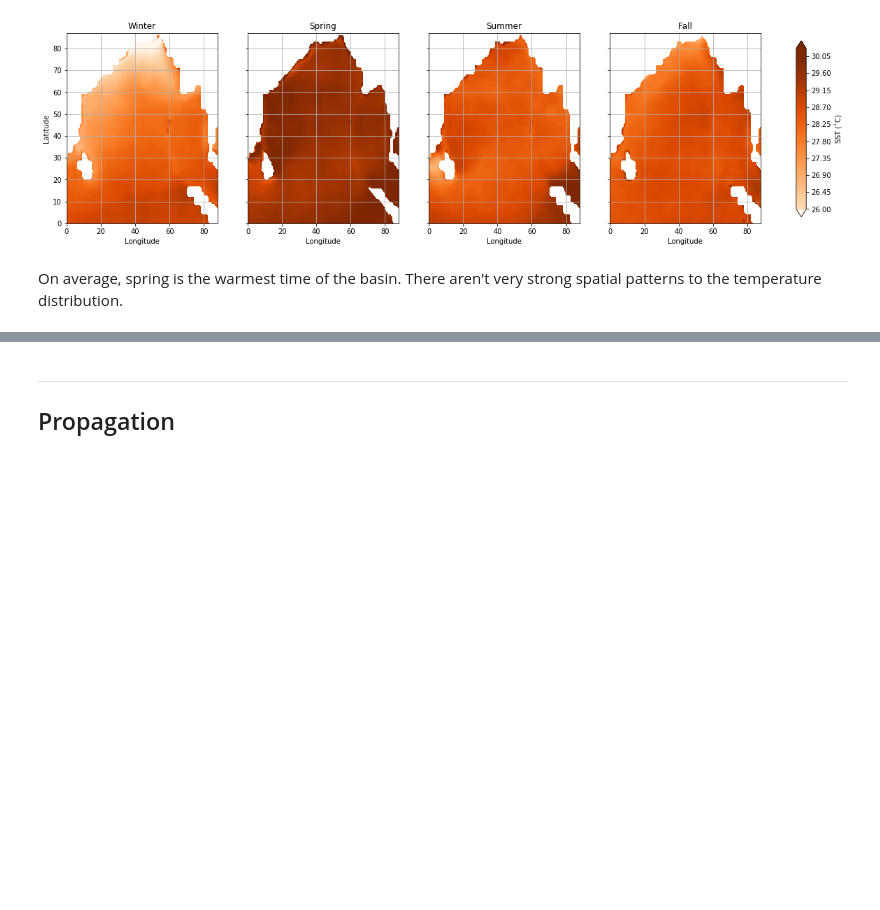
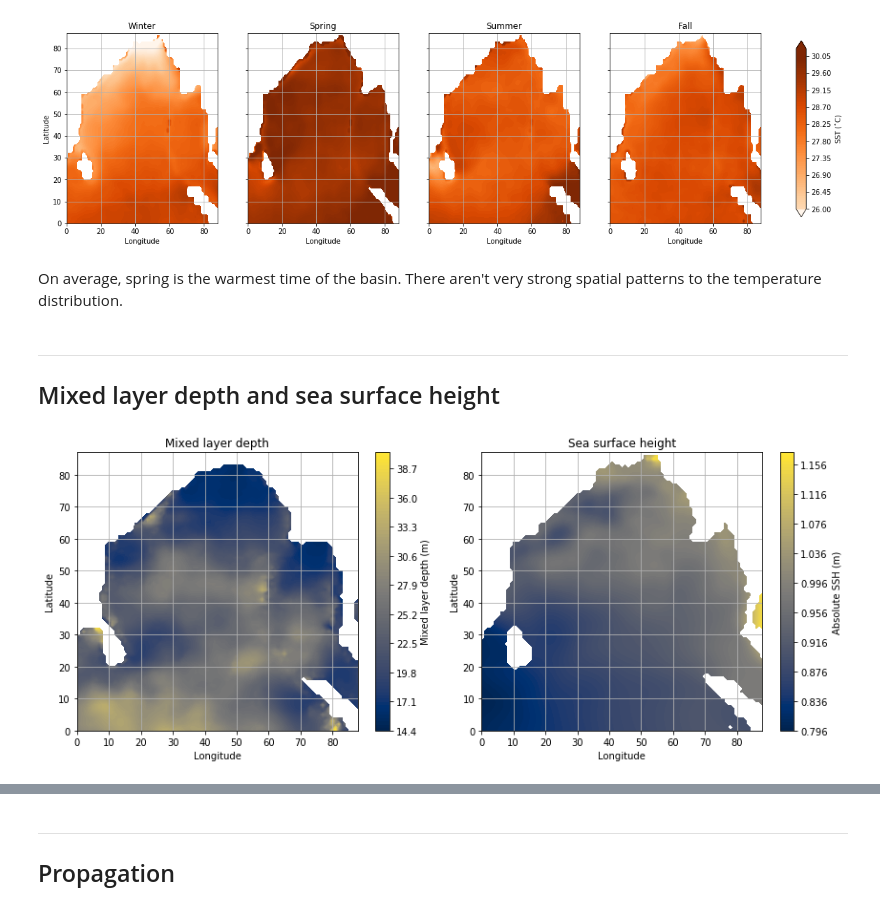
Before and after one commit to shannonbohman/Final-Project, a Jupyter notebook: Final-Project.ipynb, the cells around one changed output, grey strips where cells are left out. Cells and saved outputs as stored; diff of their text form; code cells hidden in the pictures; blank space fills up the shorter version.

```diff
--- a/Final-Project.ipynb
+++ b/Final-Project.ipynb
@@ -205,3 +178,28 @@ plt.show()
 [figure]
 # %% [markdown]
 On average, spring is the warmest time of the basin. There aren't very strong spatial patterns to the temperature distribution.
+# %% [markdown]
+_______
+## Mixed layer depth and sea surface height
+# %%
+fig, ax = plt.subplots(figsize=(12,5),nrows=1,ncols=2)
+
+plot0 = ax[0].contourf(ds.mlotst.mean(dim='time'),levels=100,cmap='cividis')
+ax[0].grid()
+ax[0].set_xlabel('Longitude')
+ax[0].set_ylabel('Latitude')
+ax[0].set_title('Mixed layer depth')
+
+plot1 = ax[1].contourf(ds.zo.mean(dim='time'),levels=100,cmap='cividis')
+ax[1].grid()
+ax[1].set_xlabel('Longitude')
+ax[1].set_ylabel('Latitude')
+ax[1].set_title('Sea surface height')
+
+plt.colorbar(plot0,ax=ax[0],label='Mixed layer depth (m)')
+plt.colorbar(plot1,ax=ax[1],label='Absolute SSH (m)')
+
+plt.tight_layout()
+plt.show()
+# %% [output]
+[figure, added]
```
Also changed, not shown: parts of 22 cells of this notebook.
